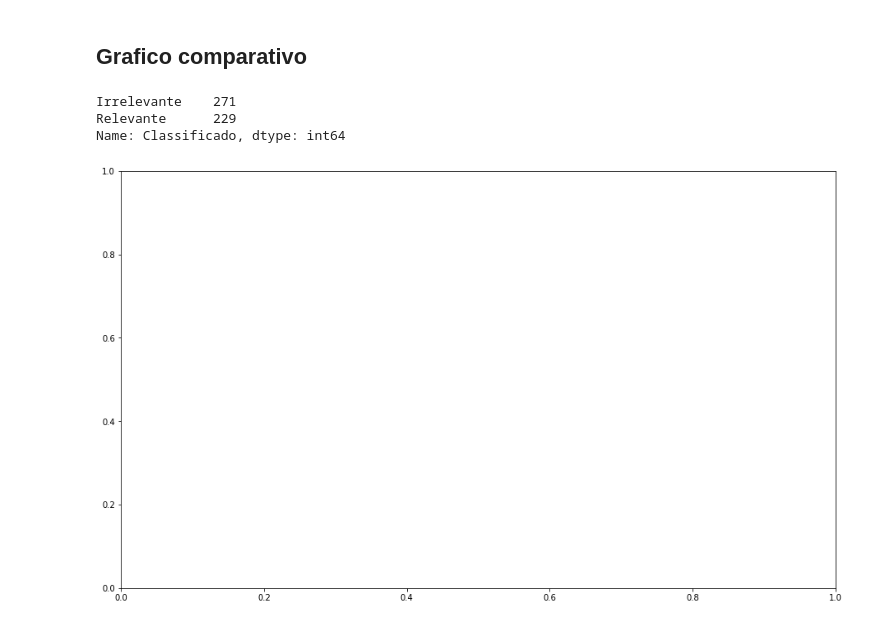
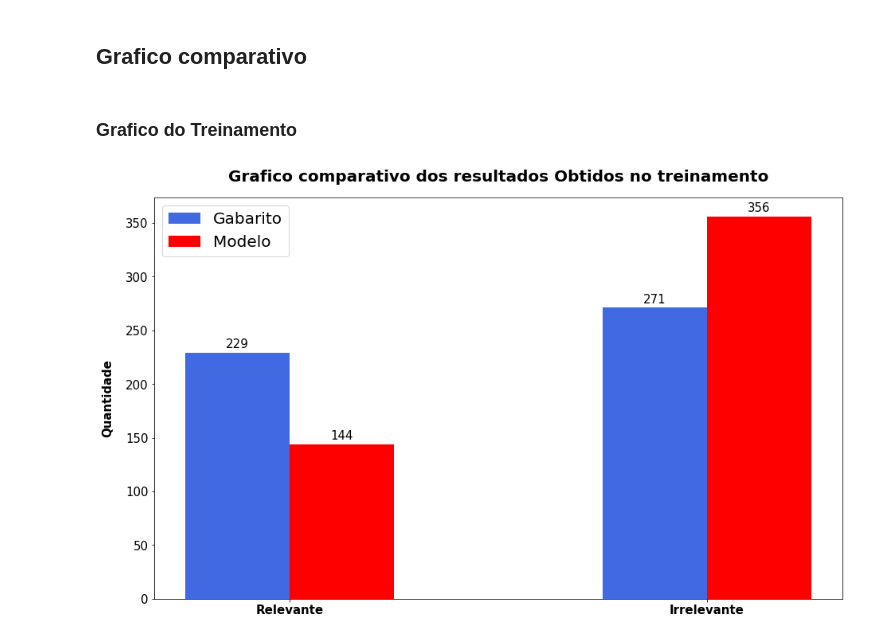
Before and after one commit to wilgnerl/Projeto1-Cdados, a Jupyter notebook: Oficial/Projeto 1 - Cdados Oficial.ipynb, the cells around one changed output. Drawn from its saved outputs; the diff is of its cells as text; code cells hidden in the pictures.

Commit message:
Meus graficos

```diff
--- a/Oficial/Projeto 1 - Cdados Oficial.ipynb
+++ b/Oficial/Projeto 1 - Cdados Oficial.ipynb
@@ -592,27 +594,48 @@ No jogo do prêmio escondido atrás de uma porta em que o jogador precisa escolh
 Descobrir se você está com uma doença dado que um exame foi positivo (Isso porque existe a probabilidade do exame estar errado)
 # %% [markdown]
 ## Grafico comparativo
+# %% [markdown]
+### Grafico do Treinamento
 # %%
 import matplotlib.pyplot as plt
 %matplotlib inline
-# %%
-gabarito = novodf.Classificado.value_counts()
-treino = novodf['Navy Bayes'].value_counts()
-# %% [output]
-Irrelevante    271
-Relevante      229
-Name: Classificado, dtype: int64
-# %%
-fig = plt.figure(figsize=(12,7))
-
-ax = fig.add_axes([0,0,1,1])
-
-relevante_gabarito = gabarito[1]
-irrelevante_gabarito = gabarito[0]
-relevante_algoritmo = treino[1]
-irrelevante_algoritmo = treino[0]
-
-label = ['Relevante', 'Irrelevante']
-# gabarito=
-# %% [output]
-[figure, removed]
+# %%
+gabarito = novodf.Classificado.value_counts()
+treino = novodf['Navy Bayes'].value_counts()
+
+fig = plt.figure(figsize=(12,7))
+
+ax = fig.add_axes([0,0,1,1])
+
+relevante_gabarito = [gabarito[1], gabarito[0]]
+relevante_algoritmo = [treino[1], treino[0]]
+
+
+label = ['Relevante', 'Irrelevante']
+x = np.arange(len(label))
+largura = 0.25
+
+rects1 = ax.bar(x - largura/2, relevante_gabarito, largura, label="Gabarito", color='royalblue')
+rects2 = ax.bar(x + largura/2, relevante_algoritmo, largura, label="Modelo", color='red')
+
+ax.set_title('Grafico comparativo dos resultados Obtidos no treinamento', fontsize=20, pad=20, fontweight='bold')
+ax.set_ylabel('Quantidade', fontsize=15, labelpad=15, fontweight='bold')
+ax.set_xticks(x)
+ax.set_xticklabels(label, fontsize=20, fontweight='bold')
+ax.tick_params(labelsize=15)
+ax.legend(fontsize=20)
+
+def autolabel(rects):
+
+    for rect in rects:
+        height = rect.get_height()
+        ax.annotate('{}'.format(height),
+                    xy=(rect.get_x() + rect.get_width() / 2, height),
+                    xytext=(0, 3),  # 3 points vertical offset
+                    textcoords="offset points",
+                    ha='center', va='bottom', fontsize=15)
+
+autolabel(rects1)
+autolabel(rects2)
+# %% [output]
+[figure, added]
```
Also changed, not shown: parts of 9 cells of this notebook.
